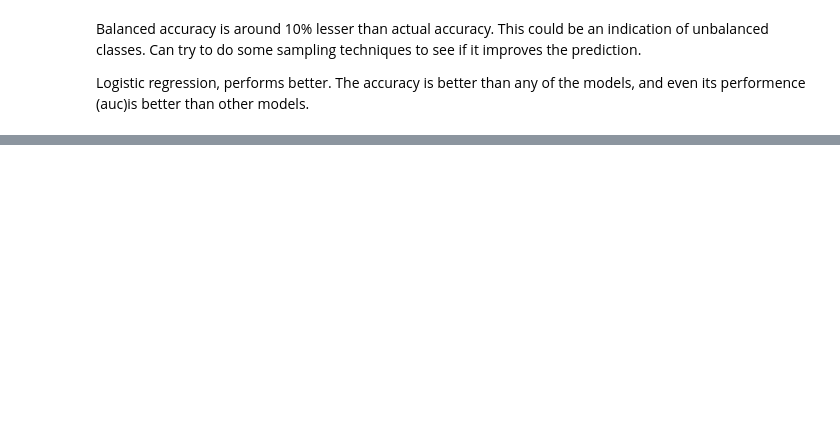
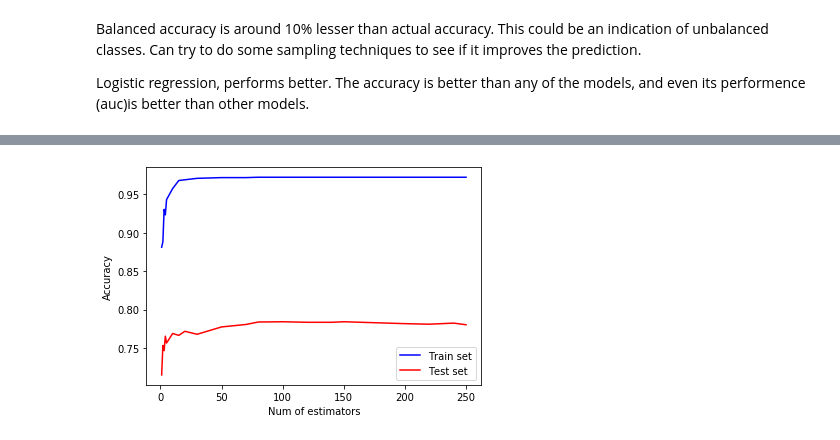
Before and after one commit to KanduriR/Kaggle-Telco-Customer-Churn, a Jupyter notebook: Telcom Churn - Modelling.ipynb, the cells around one changed output, grey strips where cells are left out. Saved outputs shown, nothing was run; the diff lists cells and outputs as text; code cells hidden in the pictures; blank space fills up the shorter version.

Commit message:
Hypertuning random forest n_estimators, max_depth to improve accuracy.

```diff
--- a/Telcom Churn - Modelling.ipynb
+++ b/Telcom Churn - Modelling.ipynb
@@ -297,3 +298,15 @@ Accuracy : 0.778 (+/- 0.01) [Voting ensemble]
 Balanced accuracy is around 10% lesser than actual accuracy. This could be an indication of unbalanced classes. Can try to do some sampling techniques to see if it improves the prediction.
 
 Logistic regression, performs better. The accuracy is better than any of the models, and even its performence (auc)is better than other models.
+# %%
+from sklearn.model_selection import GridSearchCV
+from warnings import simplefilter
+
+simplefilter(action='ignore', category=FutureWarning)
+
+parameters = {'penalty':('l2','l1'), 'C' : (0.01, 0.1, 1, 10, 50, 100), 'max_iter' : (75, 100, 150, 200, 400)}
+logit_tune = LogisticRegression()
+
+# whats the error with refit = true here ?
+gridclf = GridSearchCV(logit_tune, parameters, scoring = ['accuracy', 'roc_auc'], refit = 'accuracy', cv = 5)
+gridclf.fit(X,Y)
@@ -299,0 +356,16 @@ Logistic regression, performs better. The accuracy is better than any of the mod
+# %%
+#hypertuning random forest based on no of estimators
+#from IPython.display import display
+
+X_train, X_test, y_train, y_test = train_test_split(X, Y , test_size=0.4, random_state = 42)
+estimators_list = [1,2,3,4,5,10,15,20,30,50,70,80,100,120, 140,150,200, 220, 240, 250 ]
+train_results = []
+test_results = []
+
+for estimator in estimators_list:
+    model = RandomForestClassifier(n_estimators=estimator, random_state=42)
+    model.fit(X_train,y_train)
+    train_results.append(model.score(X_train, y_train))
+    test_results.append(model.score(X_test, y_test))
+
+print(DataFrame({'num_estimator':estimators_list, 'train_accuracy':train_results, 'test_accuracy':test_results}))
@@ -299,0 +390,9 @@ Logistic regression, performs better. The accuracy is better than any of the mod
+# %%
+plt.plot(estimators_list, train_results, 'b', label='Train set')
+plt.plot(estimators_list, test_results, 'r', label = 'Test set')
+plt.xlabel('Num of estimators')
+plt.ylabel('Accuracy')
+plt.legend()
+plt.show()
+# %% [output]
+[figure, added]
```
Also changed, not shown: parts of 17 cells of this notebook.
